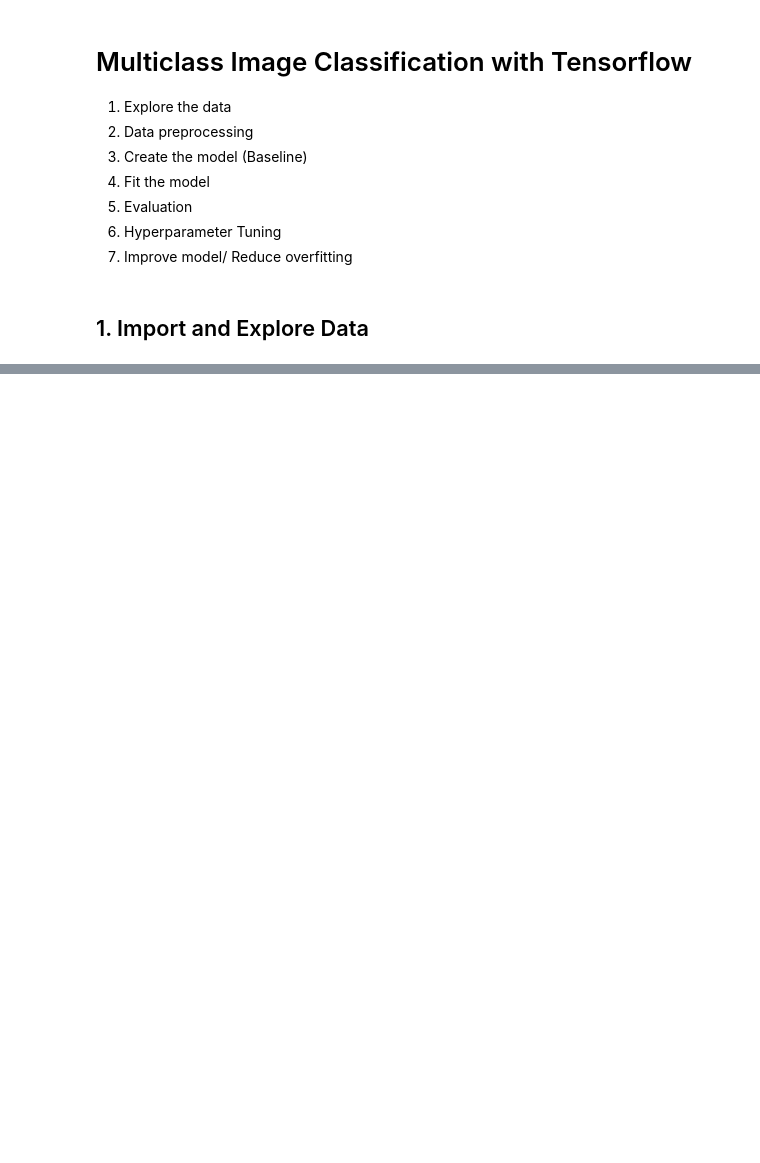
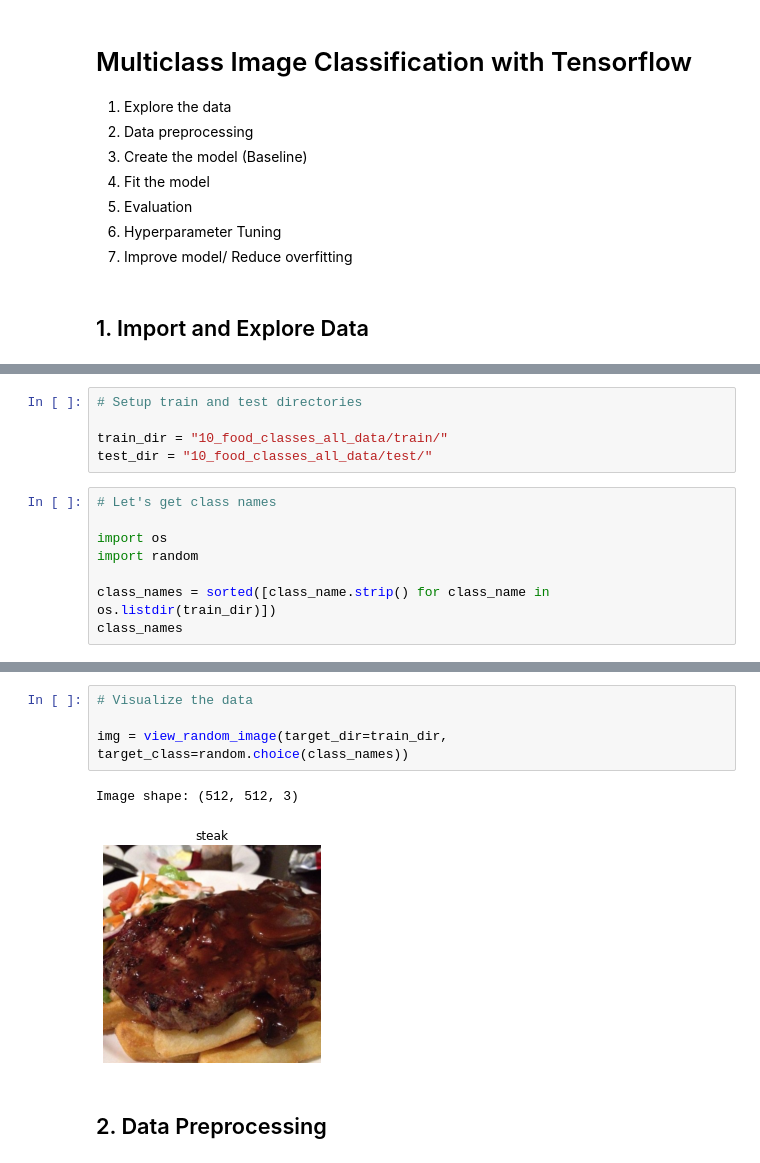
Before and after one commit to AarnoStormborn/Tensorflow-Developer-Certification, a Jupyter notebook: 03_tensorflow_computer_vision.ipynb, the cells around one changed output, grey strips where cells are left out. Drawn from its saved outputs; the diff is of its cells as text; blank space fills up the shorter version.

```diff
--- a/03_tensorflow_computer_vision.ipynb
+++ b/03_tensorflow_computer_vision.ipynb
@@ -1012,0 +1037,13 @@ Saving to: ‘10_food_classes_all_data.zip’
+# %%
+# Setup train and test directories
+
+train_dir = "10_food_classes_all_data/train/"
+test_dir = "10_food_classes_all_data/test/"
+# %%
+# Let's get class names
+
+import os
+import random
+
+class_names = sorted([class_name.strip() for class_name in os.listdir(train_dir)])
+class_names
@@ -1012,0 +1061,9 @@ Saving to: ‘10_food_classes_all_data.zip’
+# %%
+# Visualize the data
+
+img = view_random_image(target_dir=train_dir, target_class=random.choice(class_names))
+# %% [output]
+Image shape: (512, 512, 3)
+[figure, added]
+# %% [markdown]
+## 2. Data Preprocessing
```
Also changed, not shown: parts of 51 cells of this notebook.
